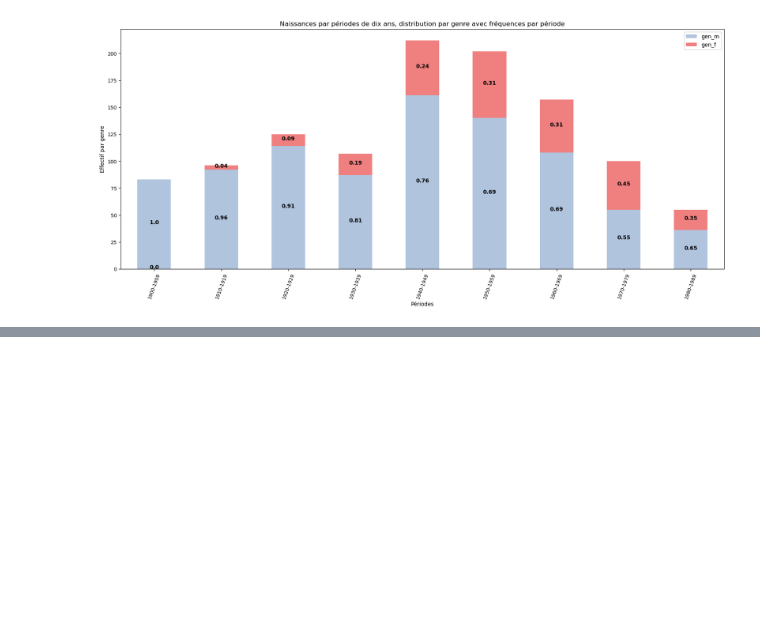
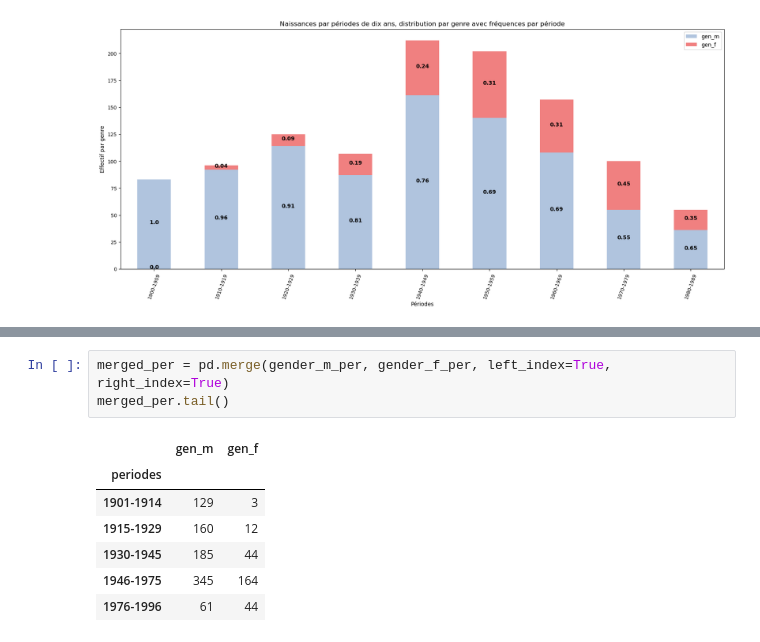
Before and after one commit to Sciences-historiques-numeriques/std_conseil_federal, a Jupyter notebook: notebooks_jupyter/wikidata_exploration/wdt_distribution_naissances.ipynb, the cells around one changed output, grey strips where cells are left out. Drawn from its saved outputs; the diff is of its cells as text; blank space fills up the shorter version.

```diff
--- a/notebooks_jupyter/wikidata_exploration/wdt_distribution_naissances.ipynb
+++ b/notebooks_jupyter/wikidata_exploration/wdt_distribution_naissances.ipynb
@@ -454,0 +503,11 @@ plt.show()
+# %%
+merged_per = pd.merge(gender_m_per, gender_f_per, left_index=True, right_index=True)
+merged_per.tail()
+# %% [output]
+|  | gen_m | gen_f |
+| periodes |  |  |
+| 1901-1914 | 129 | 3 |
+| 1915-1929 | 160 | 12 |
+| 1930-1945 | 185 | 44 |
+| 1946-1975 | 345 | 164 |
+| 1976-1996 | 61 | 44 |
```
Also changed, not shown: parts of 11 cells of this notebook, 1 other file.
